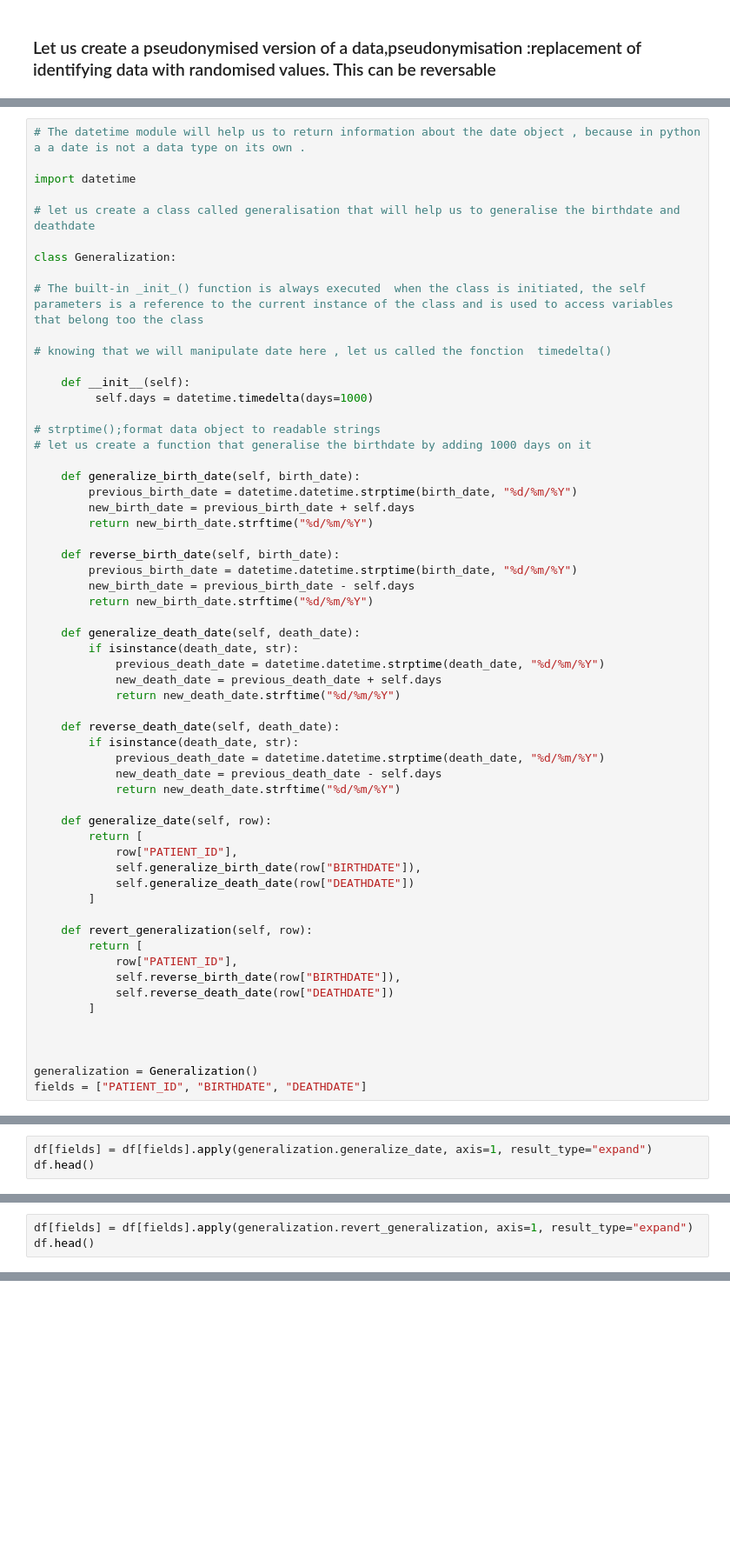
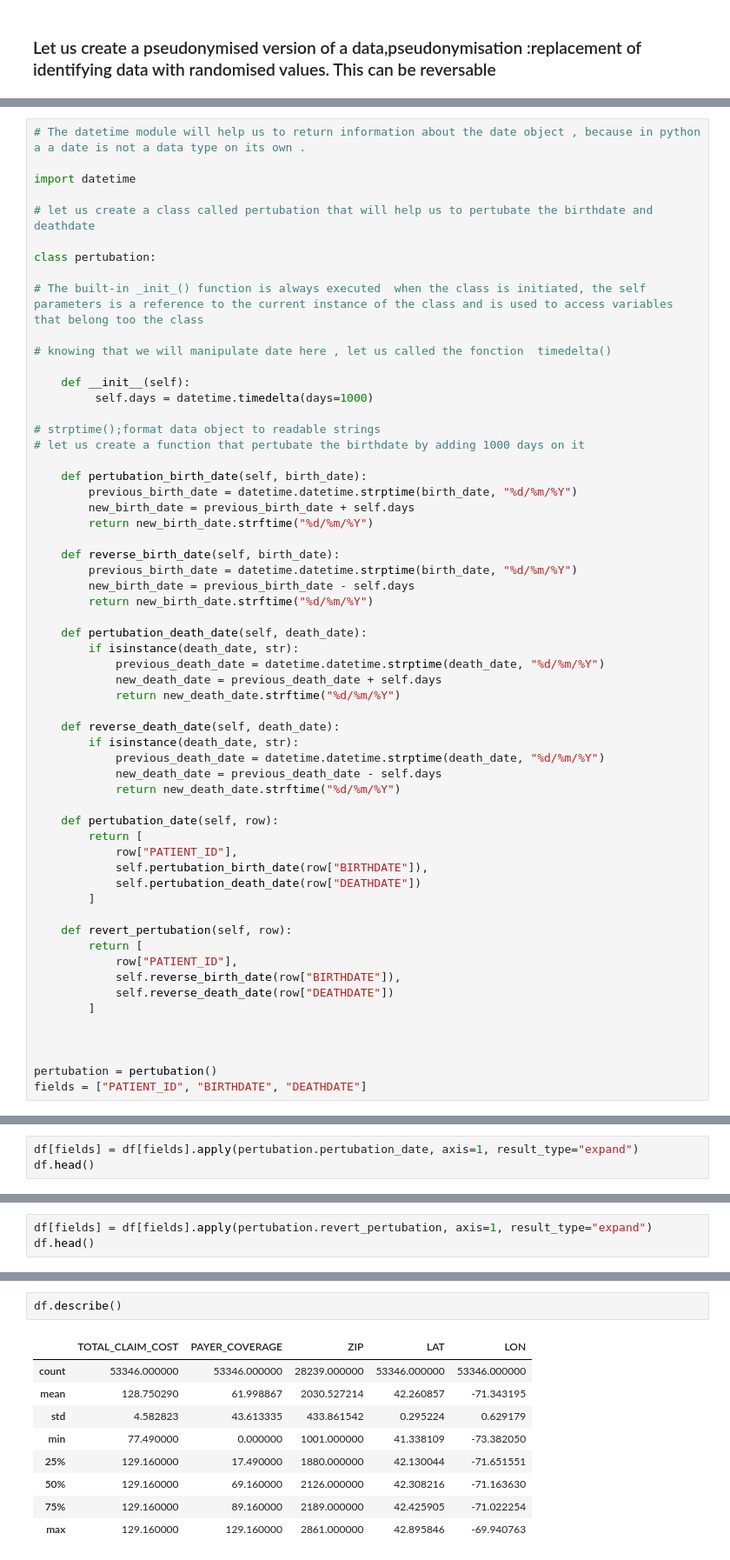
Before and after one commit to nichihelene/learnind_data_cleaning_python, a Jupyter notebook: ANONIMYSATION_ASSIGNMENT.ipynb, the cells around one changed output, grey strips where cells are left out. Shown: that part at 87% size. Drawn from its saved outputs; the diff is of its cells as text; blank space fills up the shorter version.

```diff
--- a/ANONIMYSATION_ASSIGNMENT.ipynb
+++ b/ANONIMYSATION_ASSIGNMENT.ipynb
@@ -187,9 +177,9 @@ df.head() """"""
 
 import datetime
 
-# let us create a class called generalisation that will help us to generalise the birthdate and deathdate
+# let us create a class called pertubation that will help us to pertubate the birthdate and deathdate
 
-class Generalization:
+class pertubation:
 
 # The built-in _init_() function is always executed  when the class is initiated, the self parameters is a reference to the current instance of the class and is used to access variables that belong too the class
 
@@ -199,9 +189,9 @@ class Generalization:
          self.days = datetime.timedelta(days=1000)
 
 # strptime();format data object to readable strings
-# let us create a function that generalise the birthdate by adding 1000 days on it
+# let us create a function that pertubate the birthdate by adding 1000 days on it
 
-    def generalize_birth_date(self, birth_date):
+    def pertubation_birth_date(self, birth_date):
         previous_birth_date = datetime.datetime.strptime(birth_date, "%d/%m/%Y")
         new_birth_date = previous_birth_date + self.days
         return new_birth_date.strftime("%d/%m/%Y")
@@ -211,7 +201,7 @@ class Generalization:
         new_birth_date = previous_birth_date - self.days
         return new_birth_date.strftime("%d/%m/%Y")
 
-    def generalize_death_date(self, death_date):
+    def pertubation_death_date(self, death_date):
         if isinstance(death_date, str):
             previous_death_date = datetime.datetime.strptime(death_date, "%d/%m/%Y")
             new_death_date = previous_death_date + self.days
@@ -223,14 +213,14 @@ class Generalization:
             new_death_date = previous_death_date - self.days
             return new_death_date.strftime("%d/%m/%Y")
 
-    def generalize_date(self, row):
+    def pertubation_date(self, row):
         return [
             row["PATIENT_ID"],
-            self.generalize_birth_date(row["BIRTHDATE"]),
-            self.generalize_death_date(row["DEATHDATE"])
+            self.pertubation_birth_date(row["BIRTHDATE"]),
+            self.pertubation_death_date(row["DEATHDATE"])
         ]
 
-    def revert_generalization(self, row):
+    def revert_pertubation(self, row):
         return [
             row["PATIENT_ID"],
             self.reverse_birth_date(row["BIRTHDATE"]),
@@ -239,5 +229,5 @@ class Generalization:
 
 
 
-generalization = Generalization()
+pertubation = pertubation()
 fields = ["PATIENT_ID", "BIRTHDATE", "DEATHDATE"]
@@ -265,5 +236,5 @@ fields = ["PATIENT_ID", "BIRTHDATE", "DEATHDATE"]
 # %%
-df[fields] = df[fields].apply(generalization.generalize_date, axis=1, result_type="expand")
+df[fields] = df[fields].apply(pertubation.pertubation_date, axis=1, result_type="expand")
 df.head()
 # %% [output]
 |  | PATIENT_ID | START | STOP | ENCOUNTERCLASS | DESCRIPTION | TOTAL_CLAIM_COST | PAYER_COVERAGE | ... |
@@ -278,5 +249,5 @@ df.head()
 # %%
-df[fields] = df[fields].apply(generalization.revert_generalization, axis=1, result_type="expand")
+df[fields] = df[fields].apply(pertubation.revert_pertubation, axis=1, result_type="expand")
 df.head()
 # %% [output]
 |  | PATIENT_ID | START | STOP | ENCOUNTERCLASS | DESCRIPTION | TOTAL_CLAIM_COST | PAYER_COVERAGE | ... |
@@ -334,0 +260,12 @@ bi
+# %%
+df.describe()
+# %% [output]
+|  | TOTAL_CLAIM_COST | PAYER_COVERAGE | ZIP | LAT | LON |
+| count | 53346.000000 | 53346.000000 | 28239.000000 | 53346.000000 | 53346.000000 |
+| mean | 128.750290 | 61.998867 | 2030.527214 | 42.260857 | -71.343195 |
+| std | 4.582823 | 43.613335 | 433.861542 | 0.295224 | 0.629179 |
+| min | 77.490000 | 0.000000 | 1001.000000 | 41.338109 | -73.382050 |
+| 25% | 129.160000 | 17.490000 | 1880.000000 | 42.130044 | -71.651551 |
+| 50% | 129.160000 | 69.160000 | 2126.000000 | 42.308216 | -71.163630 |
+| 75% | 129.160000 | 89.160000 | 2189.000000 | 42.425905 | -71.022254 |
+| max | 129.160000 | 129.160000 | 2861.000000 | 42.895846 | -69.940763 |
```
Also changed, not shown: parts of 31 cells of this notebook.
